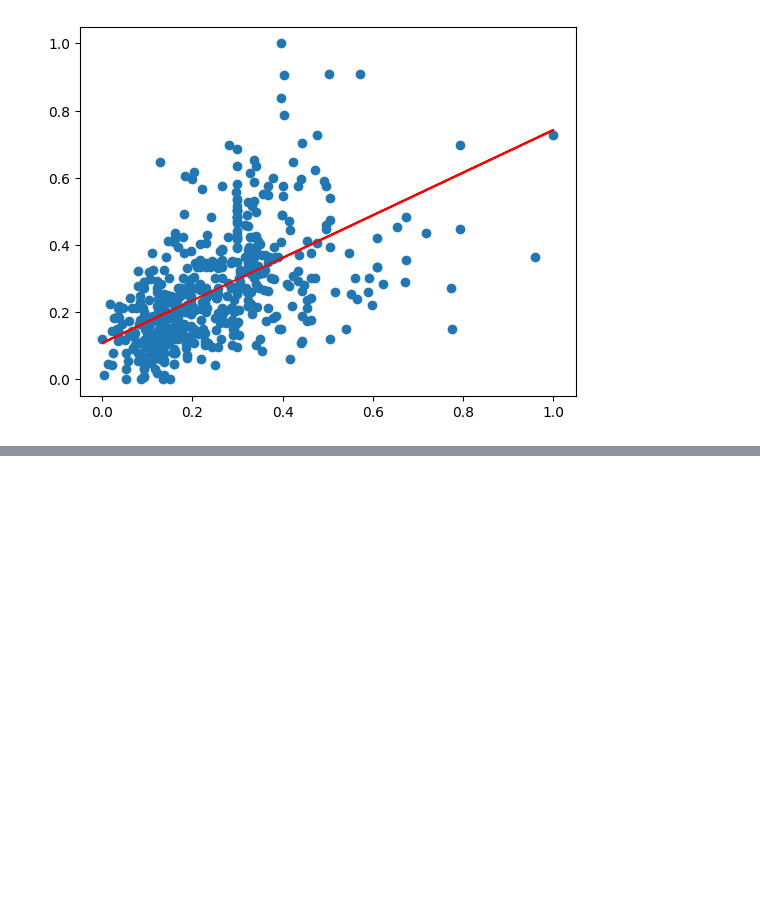
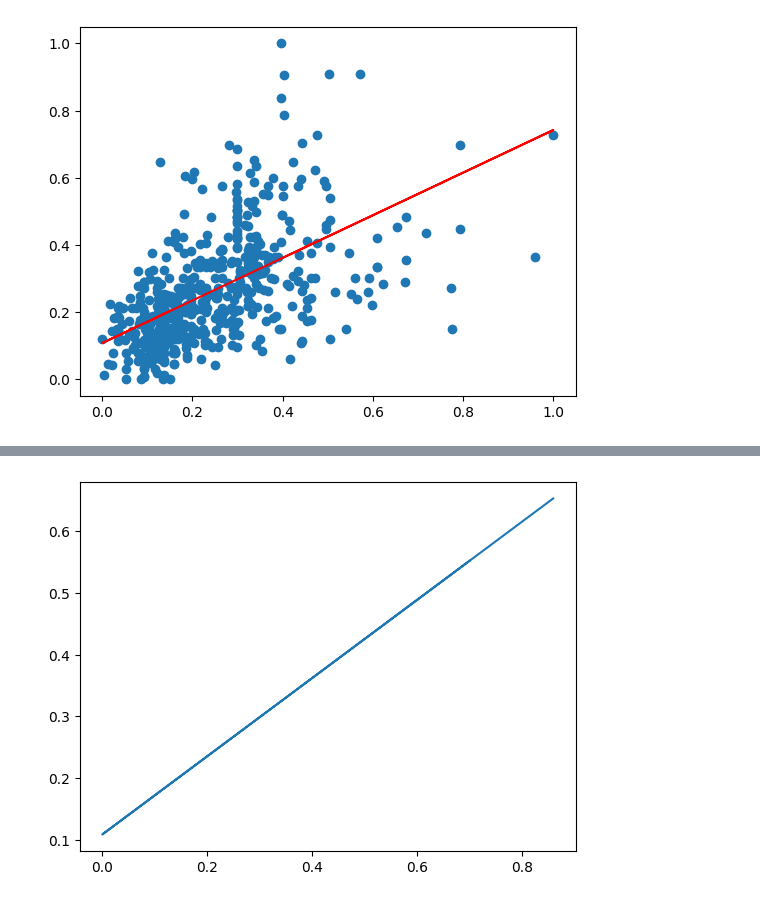
Before and after one commit to Venchislav/AI-Journey-Zero-to-Hero, a Jupyter notebook: Machine Learning Specialization/Week#1/Code Samples (trash)/LinearRegressionGD_from_scratch.ipynb, the cells around one changed output, grey strips where cells are left out. Drawn from its saved outputs; the diff is of its cells as text; code cells hidden in the pictures; blank space fills up the shorter version.

```diff
--- a/Machine Learning Specialization/Week#1/Code Samples (trash)/LinearRegressionGD_from_scratch.ipynb
+++ b/Machine Learning Specialization/Week#1/Code Samples (trash)/LinearRegressionGD_from_scratch.ipynb
@@ -119,3 +119,18 @@ plt.plot(x, y_pred, c='red')
 # **LOL SWEET**
 
 <img src='https://www.memeatlas.com/images/wojaks/wojak-soy-boy-front.png' width=35%>
+# %%
+def predict(X):
+  predictions = []
+
+  for i in range(len(X)):
+    predictions.append(w * X[i] + b)
+
+  return predictions
+# %%
+x_test = [0.86, 0.83, 0.24, 0, 0.34, 0.65, 0.7]
+y_pred = predict(x_test)
+# %%
+plt.plot(x_test, y_pred);
+# %% [output]
+[figure, added]
```
Also changed, not shown: parts of 2 cells of this notebook.
